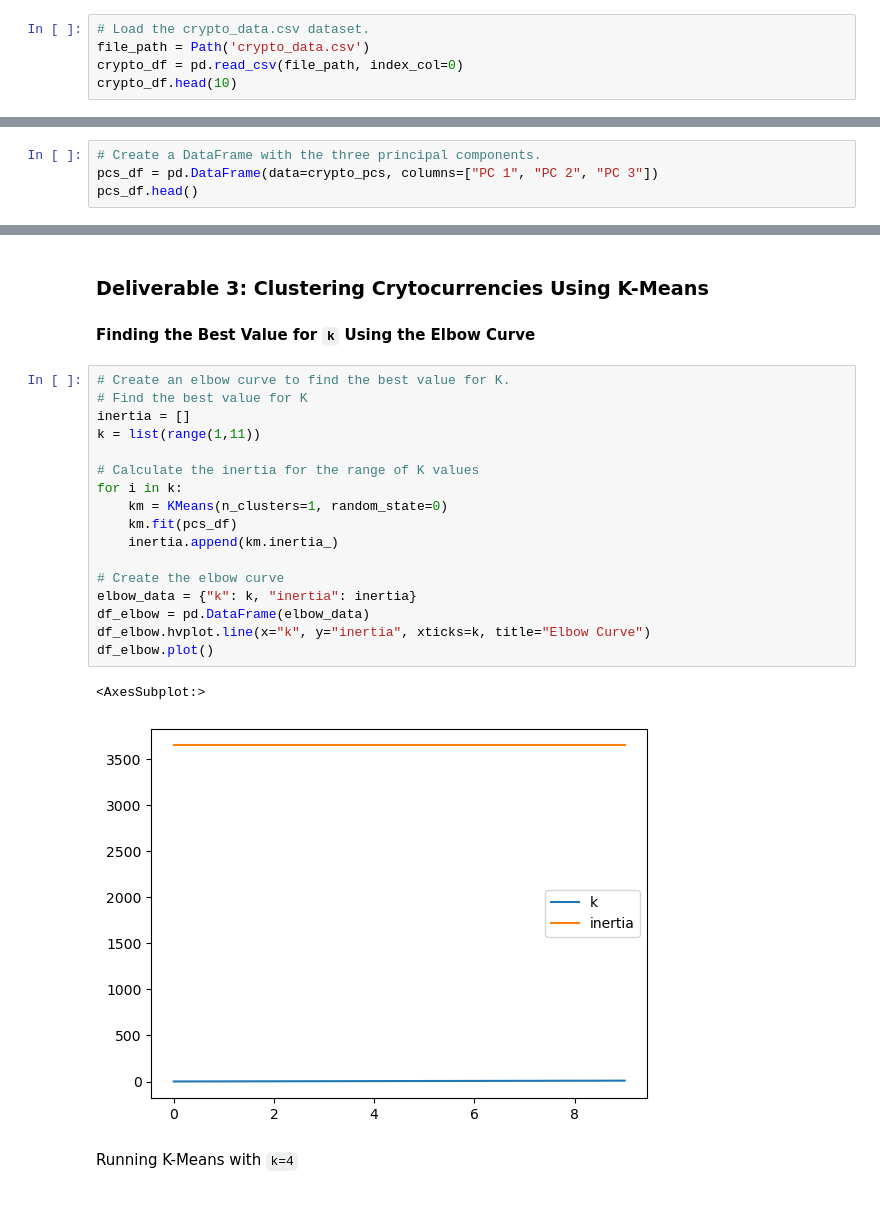
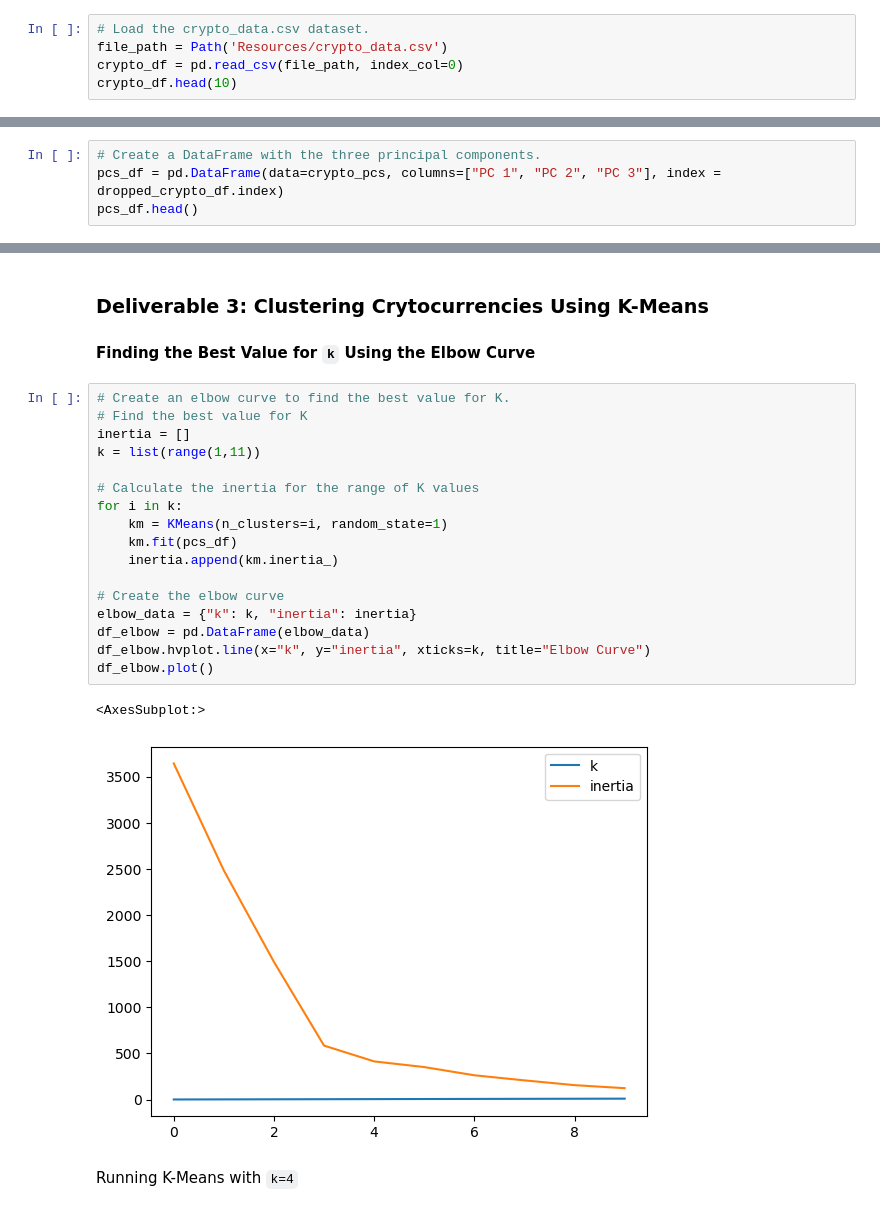
Before and after one commit to aaron-ardell/Cryptocurrencies, a Jupyter notebook: crypto_clustering.ipynb, the cells around one changed output, grey strips where cells are left out. Saved outputs shown, nothing was run; the diff lists cells and outputs as text.

```diff
--- a/crypto_clustering.ipynb
+++ b/crypto_clustering.ipynb
@@ -13,7 +16,7 @@ from sklearn.cluster import KMeans
 ### Deliverable 1: Preprocessing the Data for PCA
 # %%
 # Load the crypto_data.csv dataset.
-file_path = Path('crypto_data.csv')
+file_path = Path('Resources/crypto_data.csv')
 crypto_df = pd.read_csv(file_path, index_col=0)
 crypto_df.head(10)
 # %% [output]
@@ -158,6 +188,6 @@ crypto_pcs = pca.fit_transform(X)
 # %%
 # Create a DataFrame with the three principal components.
-pcs_df = pd.DataFrame(data=crypto_pcs, columns=["PC 1", "PC 2", "PC 3"])
+pcs_df = pd.DataFrame(data=crypto_pcs, columns=["PC 1", "PC 2", "PC 3"], index = dropped_crypto_df.index)
 pcs_df.head()
 # %% [output]
 |  | PC 1 | PC 2 | PC 3 |
@@ -173,23 +203,23 @@ pcs_df.head()
 # %%
 # Create an elbow curve to find the best value for K.
 # Find the best value for K
 inertia = []
 k = list(range(1,11))
 
 # Calculate the inertia for the range of K values
 for i in k:
-    km = KMeans(n_clusters=1, random_state=0)
+    km = KMeans(n_clusters=i, random_state=1)
     km.fit(pcs_df)
     inertia.append(km.inertia_)
 
 # Create the elbow curve
 elbow_data = {"k": k, "inertia": inertia}
 df_elbow = pd.DataFrame(elbow_data)
 df_elbow.hvplot.line(x="k", y="inertia", xticks=k, title="Elbow Curve")
 df_elbow.plot()
 # %% [output]
 <AxesSubplot:>
-[figure, old version]
+[figure, new version]
 # %% [markdown]
 Running K-Means with `k=4`
 # %%
```
Also changed, not shown: parts of 16 cells of this notebook.
